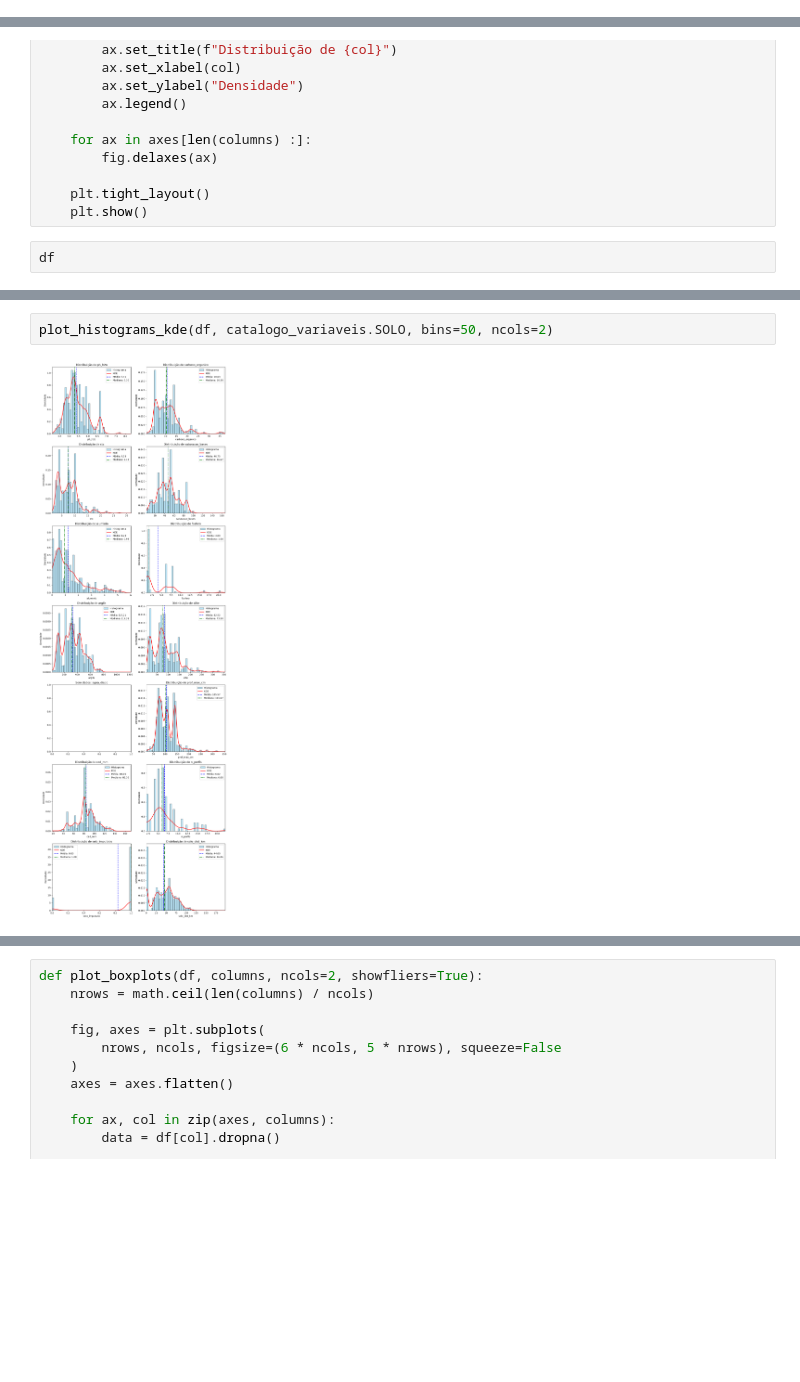
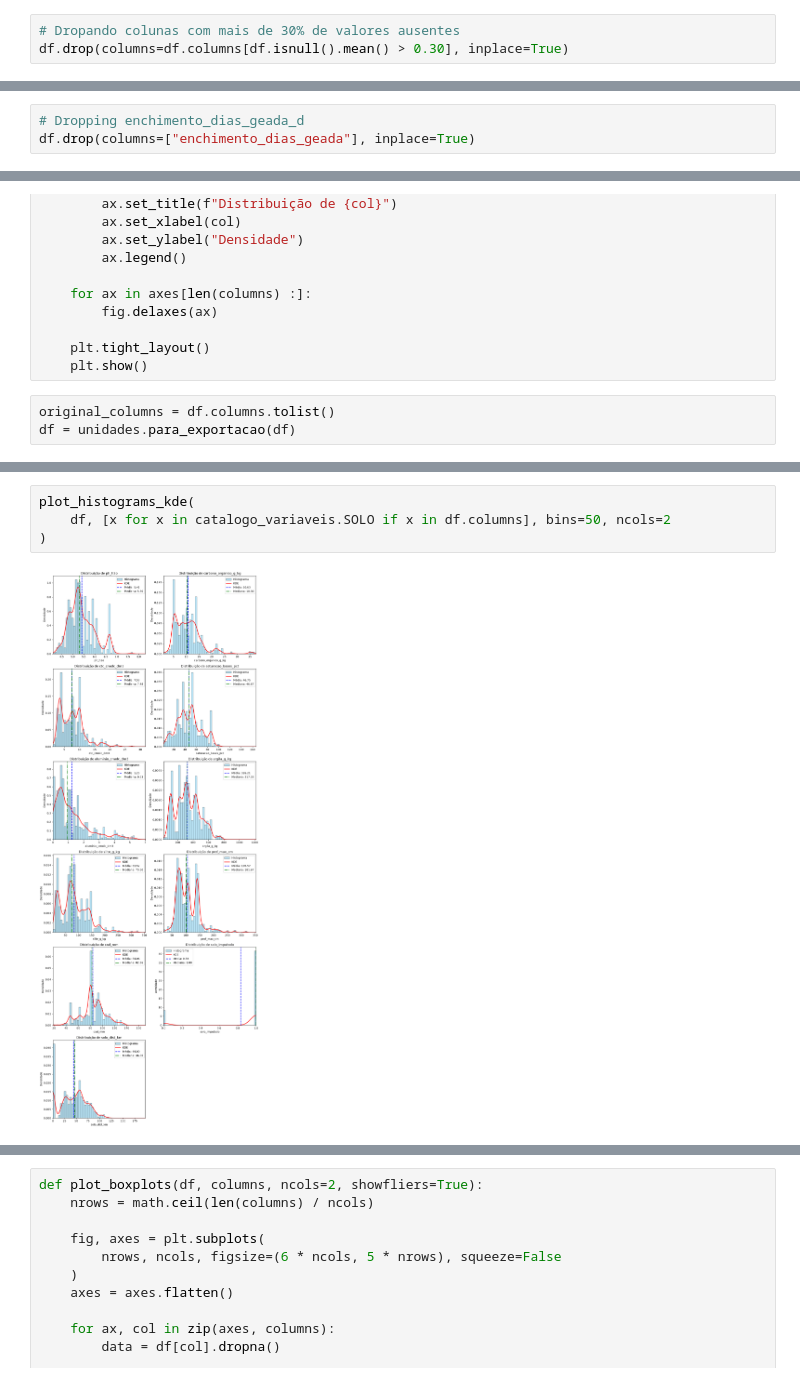
Before and after one commit to JorgeAgroSollution/Jorge_ML, a Jupyter notebook: EDA/analise_soja.ipynb, the cells around one changed output, grey strips where cells are left out. Cells and saved outputs as stored; diff of their text form; blank space fills up the shorter version.

```diff
--- a/EDA/analise_soja.ipynb
+++ b/EDA/analise_soja.ipynb
@@ -77,0 +119,3 @@ See https://pandas.pydata.org/docs/user_guide/migration-3-strings.html#string-mi
+# %%
+# Dropando colunas com mais de 30% de valores ausentes
+df.drop(columns=df.columns[df.isnull().mean() > 0.30], inplace=True)
@@ -77,0 +167,3 @@ See https://pandas.pydata.org/docs/user_guide/migration-3-strings.html#string-mi
+# %%
+# Dropping enchimento_dias_geada_d
+df.drop(columns=["enchimento_dias_geada"], inplace=True)
@@ -168,4 +262,5 @@ def plot_histograms_kde(df, columns, bins=30, ncols=2):
     plt.tight_layout()
     plt.show()
 # %%
-df
+original_columns = df.columns.tolist()
+df = unidades.para_exportacao(df)
@@ -176,5 +284,7 @@ plot_histograms_kde(df, columns_to_plot, bins=50, ncols=2)
 # %%
-plot_histograms_kde(df, catalogo_variaveis.SOLO, bins=50, ncols=2)
+plot_histograms_kde(
+    df, [x for x in catalogo_variaveis.SOLO if x in df.columns], bins=50, ncols=2
+)
 # %% [output]
-[figure, old version]
+[figure, new version]
 # %%
```
Also changed, not shown: parts of 27 cells of this notebook, 5 other files.
